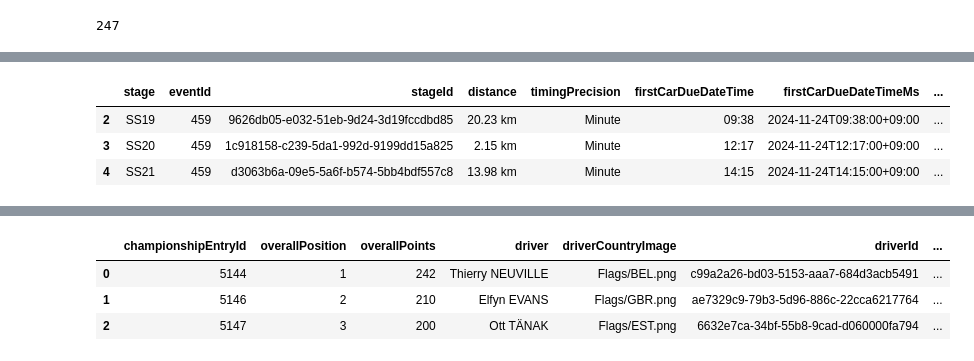
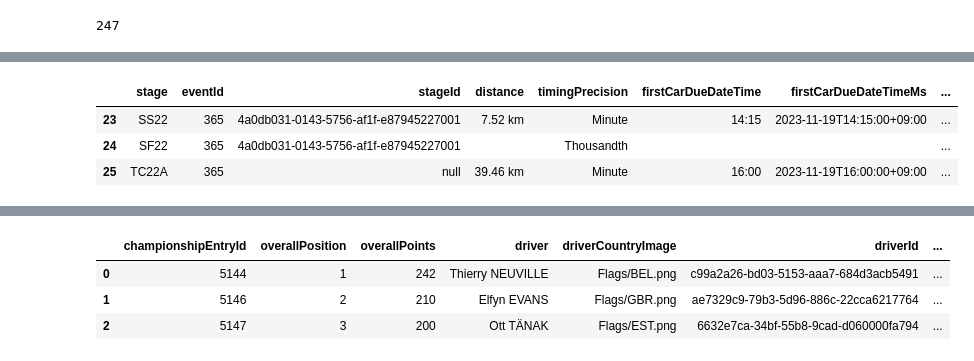
Before and after one commit to RallyDataJunkie/wrc-db-utils, a Jupyter notebook: wrc-livetiming-2024.ipynb, the cells around one changed output, grey strips where cells are left out. Cells and saved outputs as stored; diff of their text form; code cells hidden in the pictures.

Commit message:
Full itinerary

```diff
--- a/wrc-livetiming-2024.ipynb
+++ b/wrc-livetiming-2024.ipynb
@@ -15,7 +16,7 @@ import requests
 import requests_cache
 requests_cache.install_cache("demo_cache2")
 # %%
-CURRENT_YEAR = 2024
+CURRENT_YEAR = 2023
 
 WRC_API_BASE = "https://api.wrc.com/content/{path}"
 # %%
@@ -430,19 +428,19 @@ getStageWinners(eventId, ).head(3)
 # %%
 def getItinerary(eventId):
-    stub = f"result/itinerary?eventId={eventId}&extended=false"
+    stub = f"result/itinerary?eventId={eventId}&extended=true"
     json_data = _WRC_json(stub)
     if not json_data:
         return pd.DataFrame()
     df_itinerary = tablify(json_data, "values")
     return df_itinerary
 
 
 getItinerary(eventId).tail(3)
 # %% [output]
 |  | stage | eventId | stageId | distance | timingPrecision | firstCarDueDateTime | firstCarDueDateTimeMs | ... |
-| 2 | SS19 | 459 | 9626db05-e032-51eb-9d24-3d19fccdbd85 | 20.23 km | Minute | 09:38 | 2024-11-24T09:38:00+09:00 | ... |
-| 3 | SS20 | 459 | 1c918158-c239-5da1-992d-9199dd15a825 | 2.15 km | Minute | 12:17 | 2024-11-24T12:17:00+09:00 | ... |
-| 4 | SS21 | 459 | d3063b6a-09e5-5a6f-b574-5bb4bdf557c8 | 13.98 km | Minute | 14:15 | 2024-11-24T14:15:00+09:00 | ... |
+| 23 | SS22 | 365 | 4a0db031-0143-5756-af1f-e87945227001 | 7.52 km | Minute | 14:15 | 2023-11-19T14:15:00+09:00 | ... |
+| 24 | SF22 | 365 | 4a0db031-0143-5756-af1f-e87945227001 |  | Thousandth |  |  | ... |
+| 25 | TC22A | 365 | null | 39.46 km | Minute | 16:00 | 2023-11-19T16:00:00+09:00 | ... |
 # %%
 def getStartlist(eventId):
     stub = f"result/startLists?eventId={eventId}"
```
Also changed, not shown: parts of 21 cells of this notebook, 2 other files.
